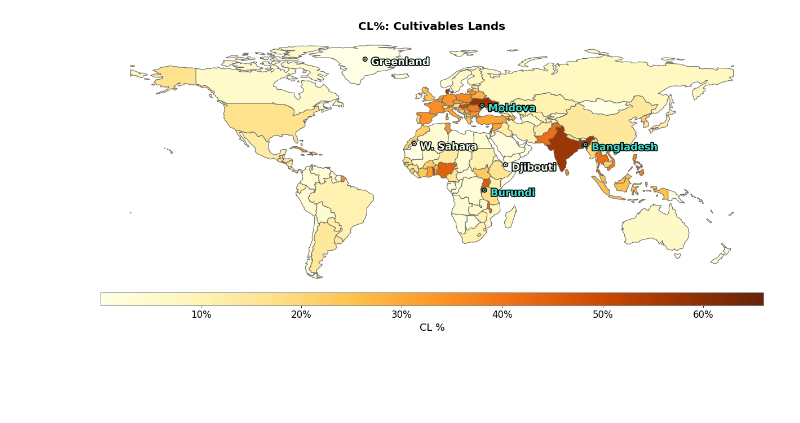
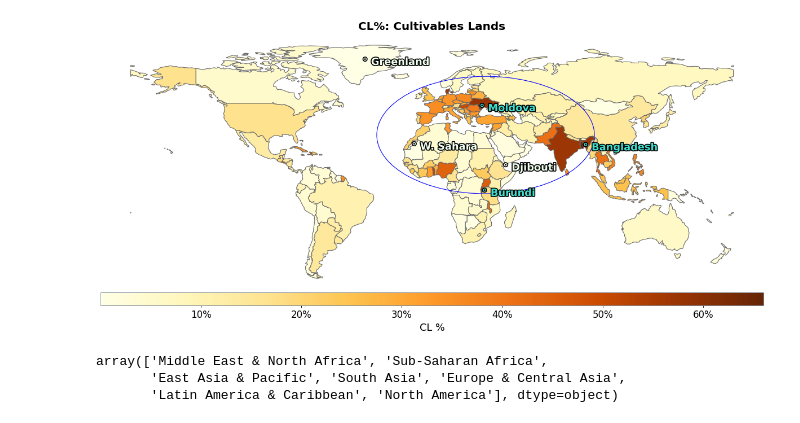
Before and after one commit to Hmarga/Lands, a Jupyter notebook: code_images/CL.ipynb, the cells around one changed output. Drawn from its saved outputs; the diff is of its cells as text; code cells hidden in the pictures; blank space fills up the shorter version.

```diff
--- a/code_images/CL.ipynb
+++ b/code_images/CL.ipynb
@@ -4,6 +4,7 @@ import matplotlib.pyplot as plt
 import matplotlib as mpl
 import matplotlib.patheffects as path_effects
 from mpl_toolkits.axes_grid1 import make_axes_locatable
+import matplotlib.patches as mpatches
 
 import pandas as pd
 import geopandas as gpd
@@ -24,6 +25,9 @@ wlands = w_land.copy()
 # # VI Convert the df into geopandas df
 wlands['geometry'] = wlands['geometry'].apply(wkt.loads)
 wlands = gpd.GeoDataFrame(wlands, geometry='geometry')
+
+## Exception:
+wlands = wlands[~wlands['name_w'].str.contains('Falkland Is.')]
 # %%
 # VI
 
@@ -65,7 +69,6 @@ ax1 = wlands.plot(column='CL%',
 
 
 # Adding the percentage to the labels of the legend
-
 def tick(ax):
     s = cax.get_xticks()
     labelc = []
@@ -75,34 +78,43 @@ def tick(ax):
 tick(cax)
 
 # Selecting the countries to show,
-
 dclwmn = pd.concat([wlands.sort_values(by='CL%').tail(3),
                     wlands.sort_values(by='CL%').head(3)]).reset_index(drop=True)
 
 dclwmn['geops'] = gpd.GeoDataFrame(geometry = gpd.points_from_xy(dclwmn['geometry'].centroid.x,
                                                                  dclwmn['geometry'].centroid.y),
                                                                    crs = "EPSG:4326")
 
+# Adding the circle reference
+ellipse = mpatches.Ellipse((32, 30),130,70, fill=False, color='blue')
+ax1.add_artist(ellipse)
+
+
 # Adding the names of the selected countries,
-
 for place in range(dclwmn.shape[0]):
         if place < 3:
             color = 'turquoise'
         else:
             color = 'honeydew'
         ax1.text(dclwmn.geops[place].x,
                  dclwmn.geops[place].y-3,
                  '\u00B0' + ' ' + dclwmn.loc[place,'name_w'],
                  fontsize = 16,
                  fontweight = 'bold',
                  color = color,
                  path_effects=[path_effects.Stroke(linewidth=3, foreground='black'),
                            path_effects.Normal()])
 
 ax1.set_title('CL%: Cultivables Lands', fontsize=18, fontweight = 'bold')
 plt.tight_layout()
 plt.savefig('/home/hmdg/Documents/Data_Science/Repos/Lands/images/CL.png', bbox_inches='tight')
 
 plt.show()
 # %% [output]
-[figure, old version]
+[figure, new version]
+# %%
+wlands.regionw.unique()
+# %% [output]
+array(['Middle East & North Africa', 'Sub-Saharan Africa',
+       'East Asia & Pacific', 'South Asia', 'Europe & Central Asia',
+       'Latin America & Caribbean', 'North America'], dtype=object)
```
Also changed, not shown: 20 other files.
